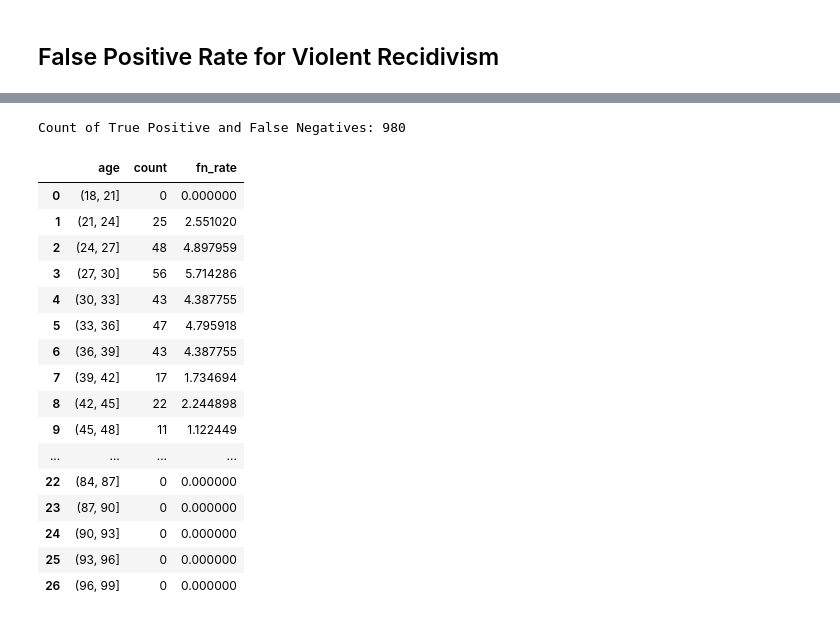
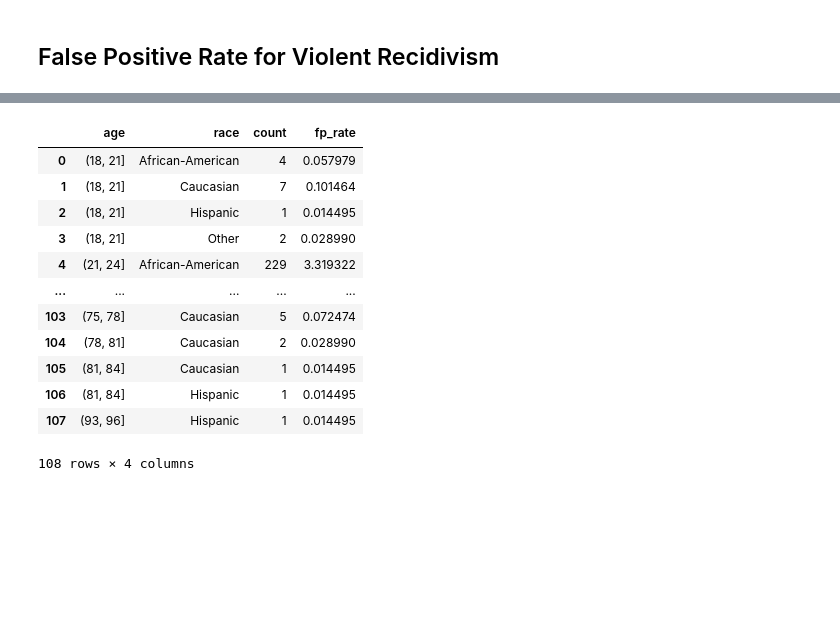
Before and after one commit to chance-roberts/DATA6550-Bias, a Jupyter notebook: Code/Roberts/RobertsC_Module1_Bias.ipynb, the cells around one changed output, grey strips where cells are left out. Cells and saved outputs as stored; diff of their text form; code cells hidden in the pictures; blank space fills up the shorter version.

```diff
--- a/Code/Roberts/RobertsC_Module1_Bias.ipynb
+++ b/Code/Roberts/RobertsC_Module1_Bias.ipynb
@@ -372,0 +394,5 @@ Count of True Negative and False Positives: 6899
+# %%
+#Count the number of False Positives for violent recidivism
+fp_v_resid = df_non_dup[(df_non_dup['v_resid_outcome'] == 'False Positive') | (df_non_dup['v_resid_outcome'] == 'Negative')]
+tn_fp_count_v_resid = len(fp_v_resid)
+print(f"Count of False Positives: {tn_fp_count_v_resid}")
@@ -437,32 +470,19 @@ age_fn_table
-# %%
-#Filter the data to only include people with a 'Low' risk score who recidivated (violent crime)
-fn_v_resid = df_non_dup[(df_non_dup['is_violent_recid'] == 1) & (df_non_dup['v_score_text'] == 'Low')]
-#Count the number of True Positive and False Negatives
-tp_fn_count_v_resid = len(df_non_dup[(df_non_dup['is_violent_recid'] == 1) & (df_non_dup['v_score_text'] == 'High') | (df_non_dup['is_violent_recid'] == 0) & (df_non_dup['v_score_text'] == 'High')])
-print(f"Count of True Positive and False Negatives: {tp_fn_count_v_resid}")
-# %% [output]
-Count of True Positive and False Negatives: 980
 # %%
-#Calculate the false negative rate for each 'age' bin
-age_fn_table_v = fn_v_resid.groupby(age_bins)['name'].count().reset_index()
-age_fn_table_v.columns = ['age','count']
-age_fn_table_v['fn_rate'] = (age_fn_table_v['count'] / tp_fn_count_v_resid) * 100
-age_fn_table_v
+#Calculate the false positive rate for each 'age' and 'race' bin
+age_race_fp_table_v = fp_v_resid.groupby([age_bins,'race'], observed=True).size().reset_index(name='count')
+age_race_fp_table_v['fp_rate'] = (age_race_fp_table_v['count'] / tn_fp_count_v_resid) * 100
+age_race_fp_table_v
 # %% [output]
-|  | age | count | fn_rate |
-| 0 | (18, 21] | 0 | 0.000000 |
-| 1 | (21, 24] | 25 | 2.551020 |
-| 2 | (24, 27] | 48 | 4.897959 |
-| 3 | (27, 30] | 56 | 5.714286 |
-| 4 | (30, 33] | 43 | 4.387755 |
-| 5 | (33, 36] | 47 | 4.795918 |
-| 6 | (36, 39] | 43 | 4.387755 |
-| 7 | (39, 42] | 17 | 1.734694 |
-| 8 | (42, 45] | 22 | 2.244898 |
-| 9 | (45, 48] | 11 | 1.122449 |
-| ... | ... | ... | ... |
-| 22 | (84, 87] | 0 | 0.000000 |
-| 23 | (87, 90] | 0 | 0.000000 |
-| 24 | (90, 93] | 0 | 0.000000 |
-| 25 | (93, 96] | 0 | 0.000000 |
-| 26 | (96, 99] | 0 | 0.000000 |
+|  | age | race | count | fp_rate |
+| 0 | (18, 21] | African-American | 4 | 0.057979 |
+| 1 | (18, 21] | Caucasian | 7 | 0.101464 |
+| 2 | (18, 21] | Hispanic | 1 | 0.014495 |
+| 3 | (18, 21] | Other | 2 | 0.028990 |
+| 4 | (21, 24] | African-American | 229 | 3.319322 |
+| ... | ... | ... | ... | ... |
+| 103 | (75, 78] | Caucasian | 5 | 0.072474 |
+| 104 | (78, 81] | Caucasian | 2 | 0.028990 |
+| 105 | (81, 84] | Caucasian | 1 | 0.014495 |
+| 106 | (81, 84] | Hispanic | 1 | 0.014495 |
+| 107 | (93, 96] | Hispanic | 1 | 0.014495 |
+108 rows × 4 columns
```
Also changed, not shown: parts of 26 cells of this notebook.
